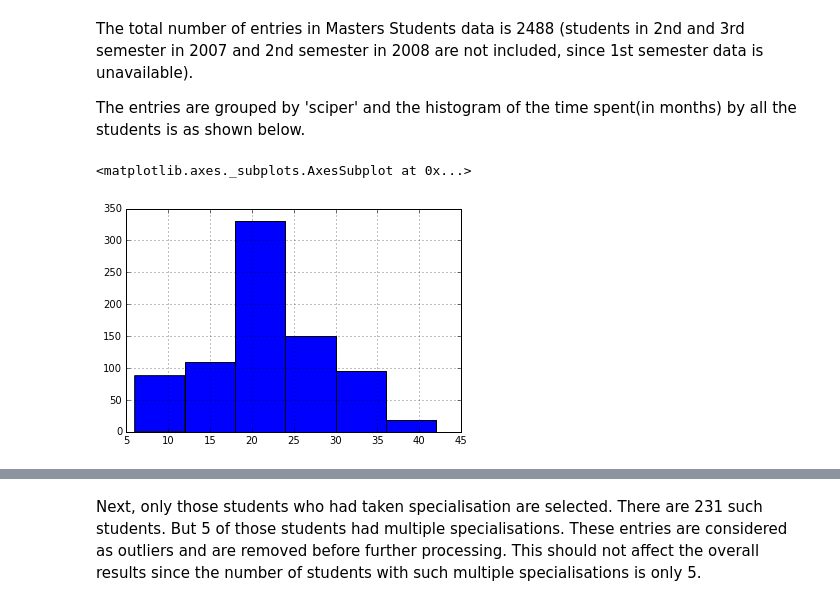
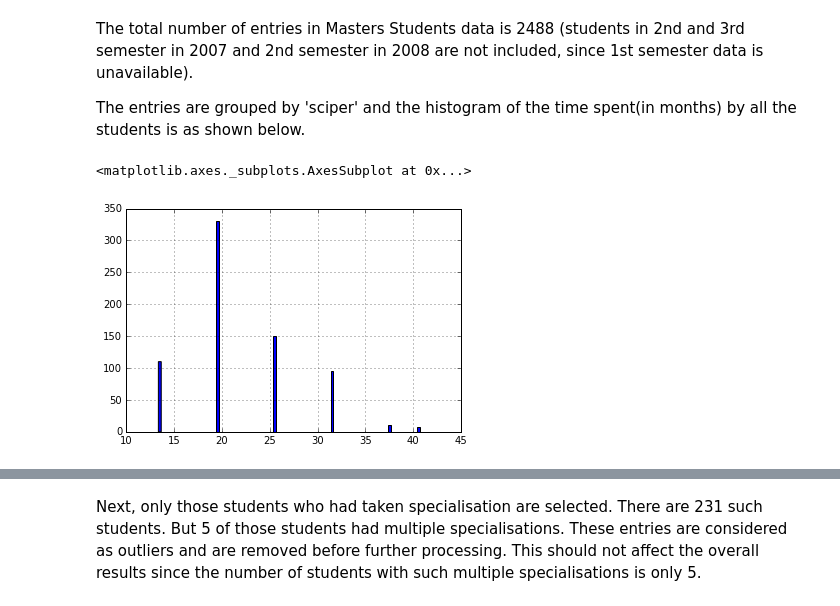
Before and after one commit to vidit09/ada-homework, a Jupyter notebook: 02 - Data from the Web/data_from_the_web.ipynb, the cells around one changed output, grey strips where cells are left out. Drawn from its saved outputs; the diff is of its cells as text; code cells hidden in the pictures.

```diff
--- a/02 - Data from the Web/data_from_the_web.ipynb
+++ b/02 - Data from the Web/data_from_the_web.ipynb
@@ -227,9 +230,11 @@ for year in start_year:                            # Loop through all years
 The total number of entries in Masters Students data is 2488 (students in 2nd and 3rd semester in 2007 and 2nd semester in 2008 are not included, since 1st semester data is unavailable). <br>
 
 The entries are grouped by 'sciper' and the histogram of the time spent(in months) by all the students is as shown below.
-# %%
-master_data['sciper'].groupby(master_data['sciper']).apply(lambda x: x.count()*6).hist(bins=[6, 12, 18, 24, 30, 36, 42])
-# %% [output]
-<matplotlib.axes._subplots.AxesSubplot at 0x...>
-[figure, removed]
+# %%
+#master_data = pd.read_csv('master_data_sciper.csv')
+master_data = master_data.groupby('sciper').filter(lambda x: (x['semester'].count()>1) or (sum(x['semester'].isin(['1.0', '2.0']))>=2))
+master_data['sciper'].groupby(master_data['sciper']).apply(lambda x: x.count()*6).hist(rwidth=0.1,align='mid')
+# %% [output]
+<matplotlib.axes._subplots.AxesSubplot at 0x...>
+[figure, added]
 # %% [markdown]
```
Also changed, not shown: parts of 16 cells of this notebook, 1 other file.
